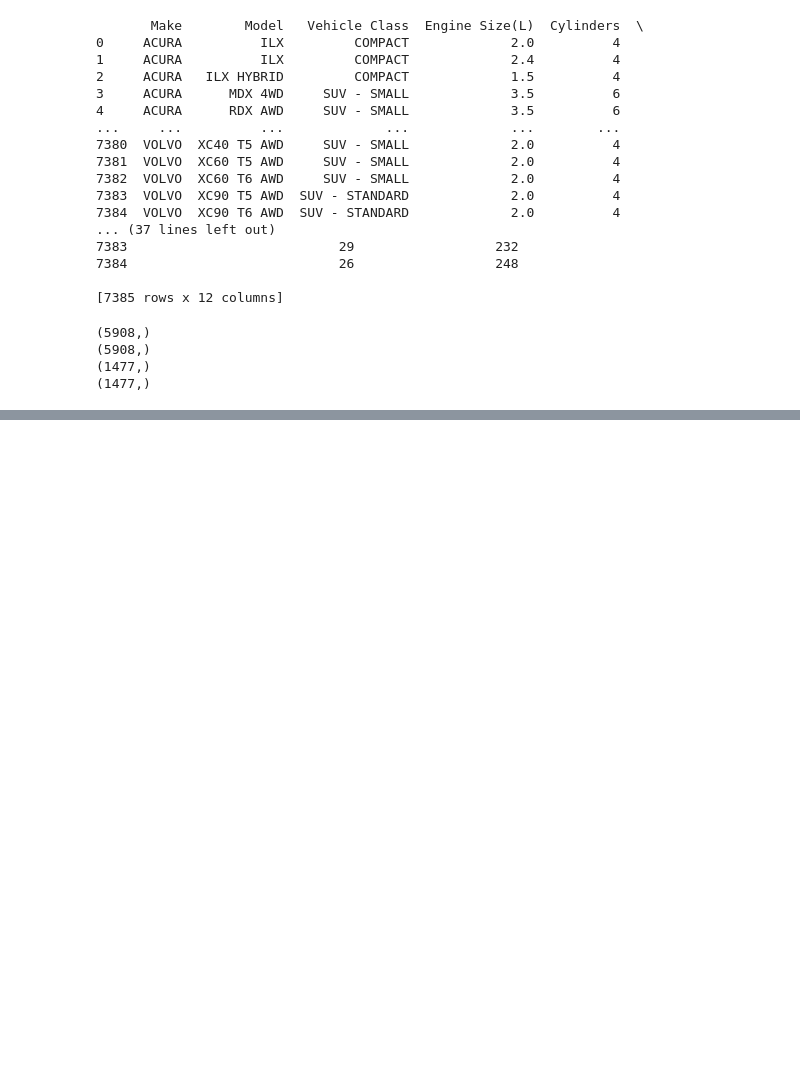
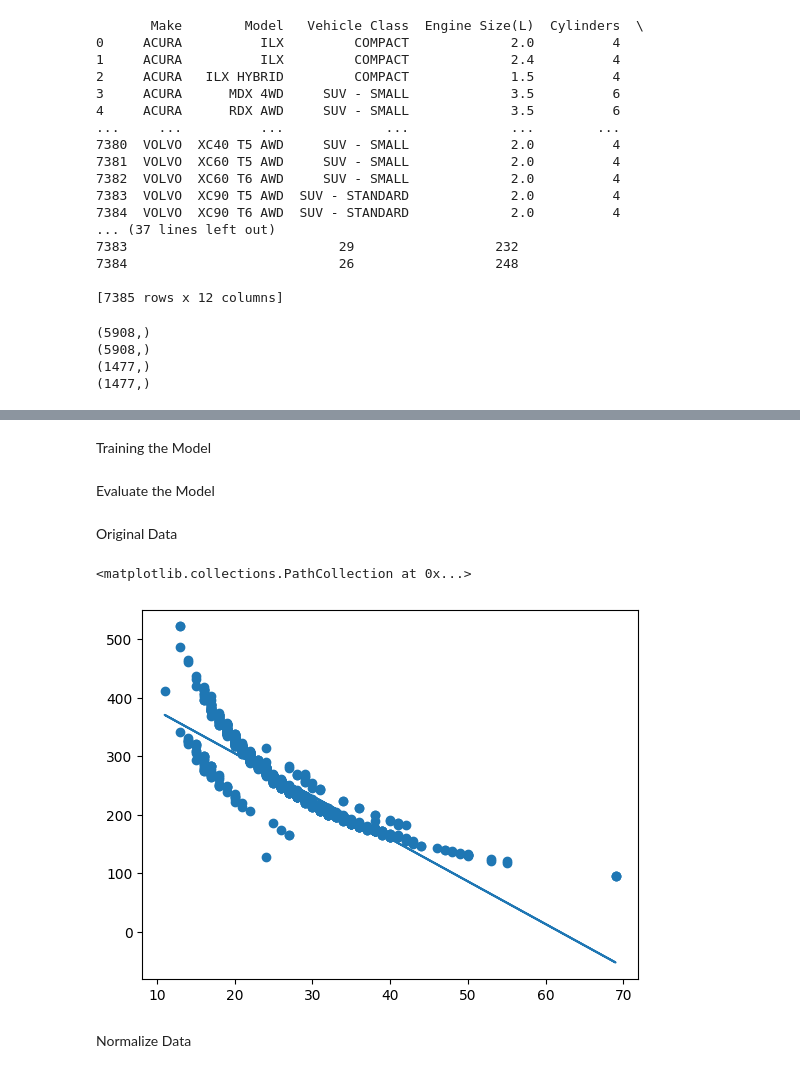
Before and after one commit to aaryangpatel/CO2EmissionsLinearRegression, a Jupyter notebook: LinearRegression.ipynb, the cells around one changed output, grey strips where cells are left out. Drawn from its saved outputs; the diff is of its cells as text; code cells hidden in the pictures; blank space fills up the shorter version.

Commit message:
Added linear regression and normalization/standardization of data

```diff
--- a/LinearRegression.ipynb
+++ b/LinearRegression.ipynb
@@ -50,0 +53,16 @@ plt.scatter(train_X, train_Y)
+# %% [markdown]
+Training the Model
+# %%
+def linear_regression(train_X, train_Y):
+    n = len(train_X)
+
+    numerator = np.sum(train_X * train_Y) - ((np.sum(train_Y) * np.sum(train_X)) / n)
+    denominator = np.sum(train_X ** 2) - ((np.sum(train_X) ** 2) / n)
+
+    b_1 = numerator / denominator
+
+    b_0 = (np.sum(train_Y) / n) - b_1 * (np.sum(train_X) / n)
+
+    return b_0, b_1
+# %% [markdown]
+Evaluate the Model
@@ -50,0 +76,13 @@ plt.scatter(train_X, train_Y)
+# %% [markdown]
+Original Data
+# %%
+b_0, b_1 = linear_regression(train_X, train_Y)
+f = lambda x: b_1 * x + b_0
+
+plt.plot(test_X, f(test_X))
+plt.scatter(test_X, test_Y)
+# %% [output]
+<matplotlib.collections.PathCollection at 0x...>
+[figure, added]
+# %% [markdown]
+Normalize Data
```
Also changed, not shown: parts of 8 cells of this notebook.
